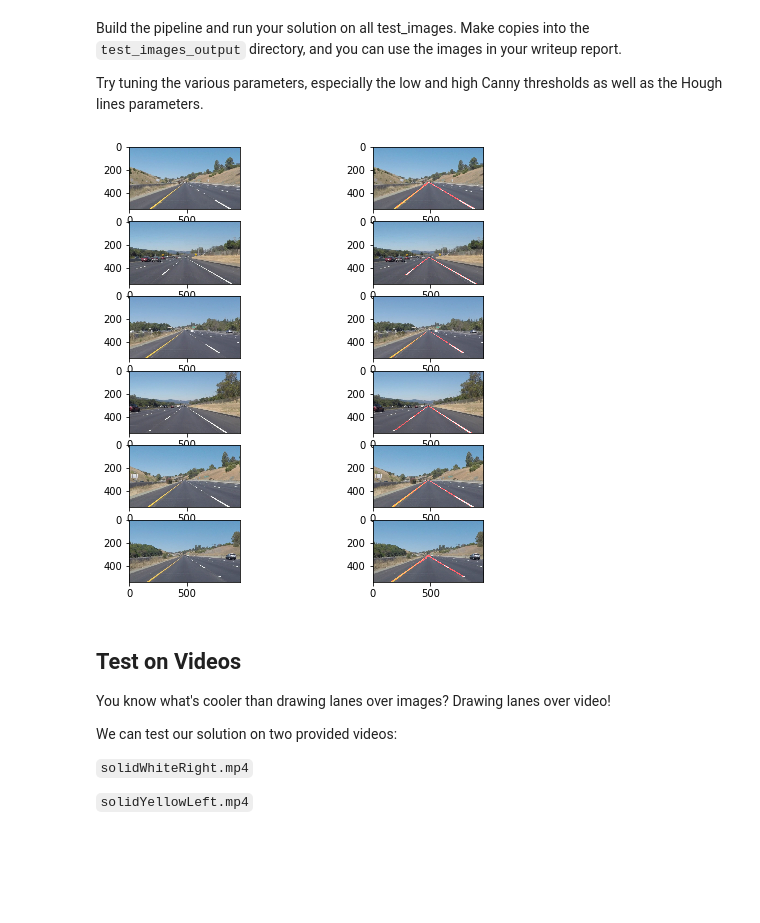
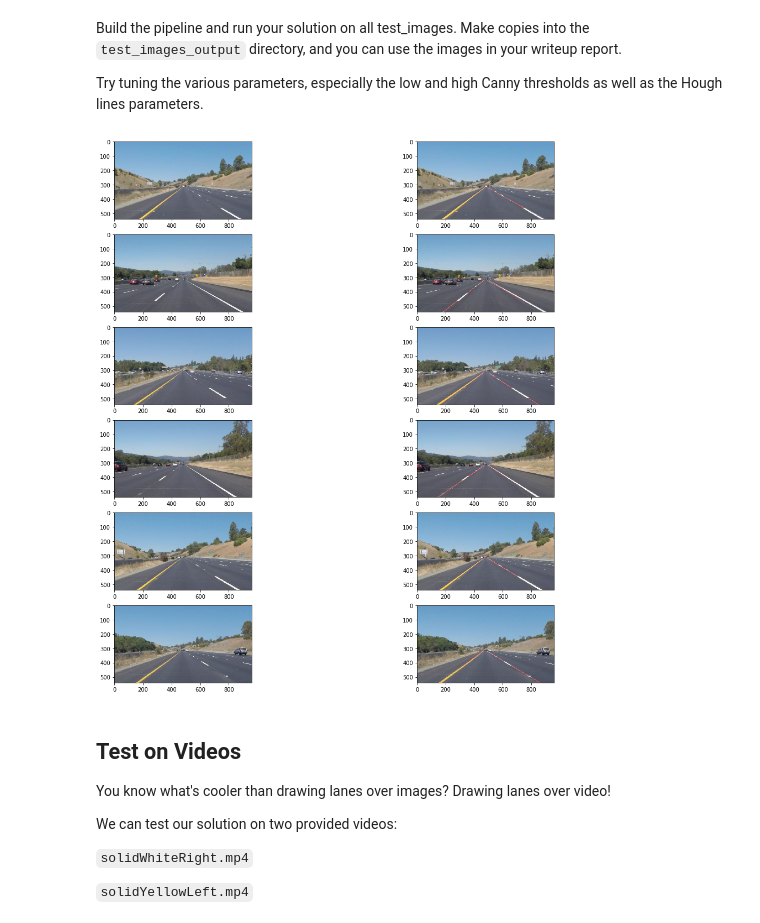
Before and after one commit to rpanday/CarND-LaneLines-P1, a Jupyter notebook: P1.ipynb, the cells around one changed output. Cells and saved outputs as stored; diff of their text form; code cells hidden in the pictures; blank space fills up the shorter version.

```diff
--- a/P1.ipynb
+++ b/P1.ipynb
@@ -229,9 +274,9 @@ Try tuning the various parameters, especially the low and high Canny thresholds
 import os
 
 def show_images(in_out_images):
-    w=10
-    h=10
-    fig=plt.figure(figsize=(8, 8))
+    w=20
+    h=20
+    fig=plt.figure(figsize=(18, 18))
     columns = 2
     rows = len(in_out_images)//columns
     for i in range(len(in_out_images)):
@@ -260,37 +305,37 @@ def draw_lane_lines(image1):
     imshape = image1.shape
     ymax = imshape[0]
     xmax = imshape[1]
-    vertices = np.array([[(150,ymax),(470, 310), (490,310), (900,ymax)]], dtype=np.int32)
+    vertices = np.array([[(150,ymax),(470, 320), (490,320), (900,ymax)]], dtype=np.int32)
     masked_edges = region_of_interest(edges, vertices)
 
     hough_lines_img = hough_lines(masked_edges, 2, np.pi/180, 50, 50, 150)
 #     hough_rgb_img = cv2.cvtColor(hough_lines_img, cv2.COLOR_GRAY2BGR) #error - why?
 
     color_edges = np.copy(image1)
     lines_edges = weighted_img(color_edges, hough_lines_img)
     return lines_edges
 
 #draw_lane_lines("test_images/whiteCarLaneSwitch.jpg")
 # draw_lane_lines("test_images/solidWhiteRight.jpg")
 inDirectory = "test_images"
 outDirectory = "test_images_out"
 if not os.path.exists(outDirectory):
     os.makedirs(outDirectory)
 
 def main():
     in_out_imgs = []
     for p in os.listdir(inDirectory + "/"):
         img_path = "{}/{}".format(inDirectory,p)
         img = read_image(img_path)
         in_out_imgs.append(img)
         outimg = draw_lane_lines(img)
         in_out_imgs.append(outimg)
         save_image("{}/{}".format(outDirectory,p), outimg)
     show_images(in_out_imgs)
 
 main()
 # %% [output]
-[figure, old version]
+[figure, new version]
 # %% [markdown]
 ## Test on Videos
 
```
Also changed, not shown: parts of 4 cells of this notebook, 9 other files.
